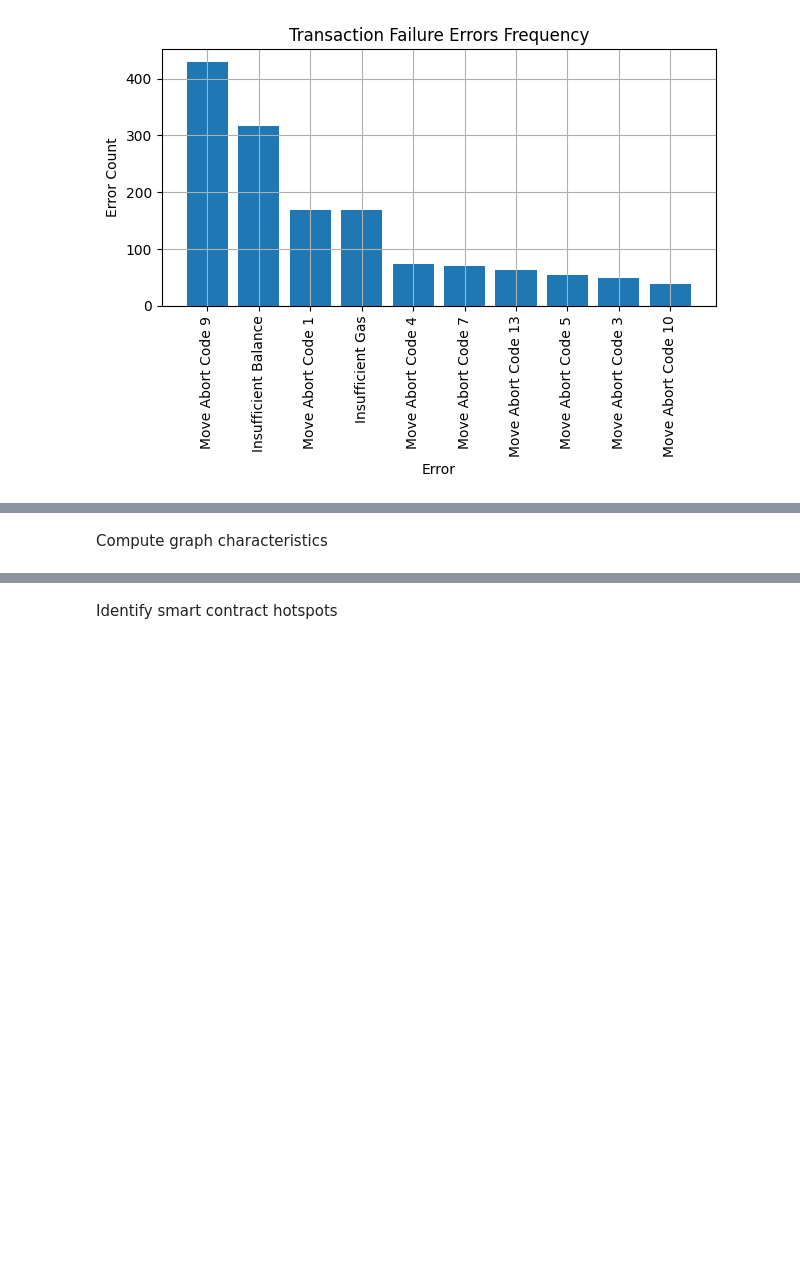
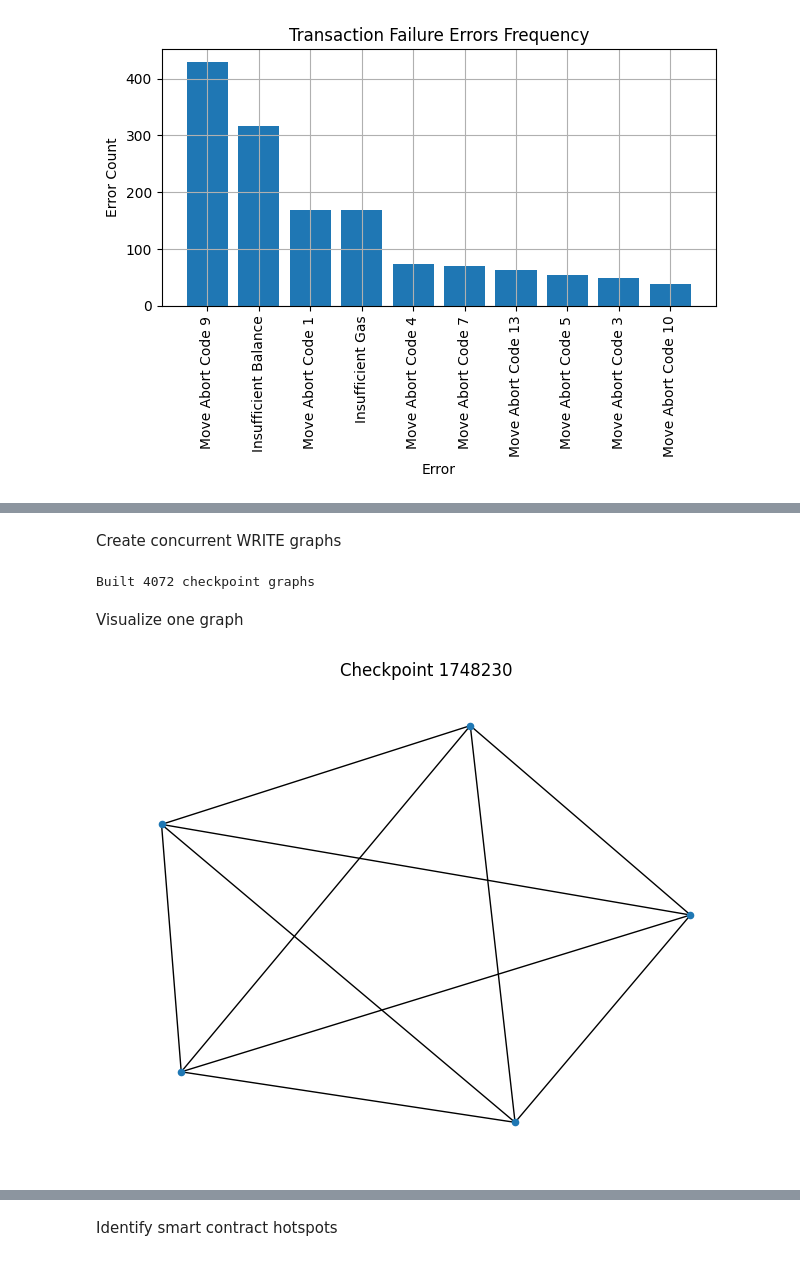
Before and after one commit to krdecade-0/sui_analysis_code, a Jupyter notebook: analysis.ipynb, the cells around one changed output, grey strips where cells are left out. Drawn from its saved outputs; the diff is of its cells as text; code cells hidden in the pictures; blank space fills up the shorter version.

```diff
--- a/analysis.ipynb
+++ b/analysis.ipynb
@@ -269,2 +262,0 @@ rows = cur.fetchall()
-# %% [markdown]
-Compute graph characteristics
@@ -281,0 +263,26 @@ nx.connected_components(G)
+# %% [markdown]
+Create concurrent WRITE graphs
+# %%
+# Group edges by checkpoint
+graphs = defaultdict(nx.Graph)
+
+for tx1, tx2, object_address, checkpoint in rows:
+    G = graphs[checkpoint]
+    G.add_edge(tx1.hex(), tx2.hex(), object=object_address.hex())
+
+# graphs[checkpoint] = NetworkX conflict graph for that checkpoint
+print(f"Built {len(graphs)} checkpoint graphs")
+# %% [output]
+Built 4072 checkpoint graphs
+# %% [markdown]
+Visualize one graph
+# %%
+cp = list(graphs.keys())[0]
+G = graphs[cp]
+
+plt.figure()
+nx.draw(G, node_size=20, with_labels=False)
+plt.title(f"Checkpoint {cp}")
+plt.show()
+# %% [output]
+[figure, added]
```
Also changed, not shown: parts of 40 cells of this notebook.
